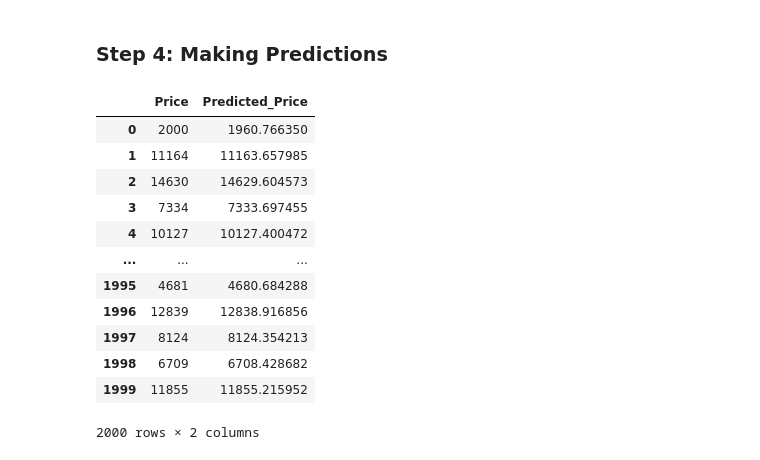
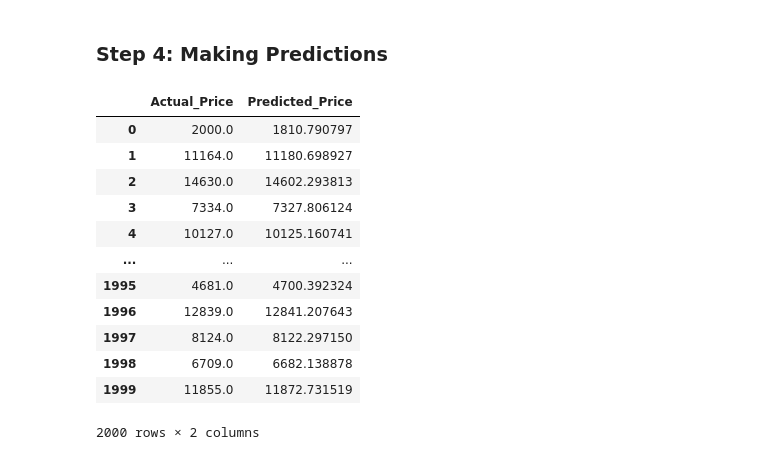
Before and after one commit to 202422/Focus-on-hyperparameter-tuning-House-Price-and-Titanic-Survival-Prediction, a Jupyter notebook: All_Workflow.ipynb, the cells around one changed output. Saved outputs shown, nothing was run; the diff lists cells and outputs as text; code cells hidden in the pictures.

```diff
--- a/All_Workflow.ipynb
+++ b/All_Workflow.ipynb
@@ -913,6 +939,10 @@ X_train, X_test, y_train, y_test = train_test_split(X, y, test_size=0.2, random_
 X_train.shape, X_test.shape, y_train.shape, y_test.shape
 # %% [output]
 ((8000, 48), (2000, 48), (8000,), (2000,))
+# %%
+scaler_y = StandardScaler()
+y_train = scaler_y.fit_transform(pd.DataFrame(y_train))
+y_test = scaler_y.transform(pd.DataFrame(y_test))
 # %% [markdown]
 ### **Step 2: Train Regression Models using Bayesian optimization**
 # %% [markdown]
@@ -1220,4 +1264,4 @@ As we can see, MLPRegressor performs the best on Regression task
 # %%
-best_regression_model = best_mlp_model
+best_regression_model = best_svr_model
 best_regression_model
 # %% [output]
@@ -1228,20 +1309,21 @@ MLPRegressor(alpha=0.015123990740176058, early_stopping=True,
 ### **Step 4: Making Predictions**
 # %%
 prediction = best_regression_model.predict(X_test)
-prediction = pd.DataFrame(prediction, columns = ["Predicted_Price"])
+prediction = pd.DataFrame(scaler_y.inverse_transform(prediction.reshape(-1,1)), columns = ["Predicted_Price"])
+y_test = pd.DataFrame(scaler_y.inverse_transform(y_test.reshape(-1,1)), columns = ["Actual_Price"])
 eval_reg_df = pd.concat([y_test.reset_index(drop=True), prediction.reset_index(drop=True)], axis=1)
 eval_reg_df
 # %% [output]
-|  | Price | Predicted_Price |
-| 0 | 2000 | 1960.766350 |
-| 1 | 11164 | 11163.657985 |
-| 2 | 14630 | 14629.604573 |
-| 3 | 7334 | 7333.697455 |
-| 4 | 10127 | 10127.400472 |
+|  | Actual_Price | Predicted_Price |
+| 0 | 2000.0 | 1810.790797 |
+| 1 | 11164.0 | 11180.698927 |
+| 2 | 14630.0 | 14602.293813 |
+| 3 | 7334.0 | 7327.806124 |
+| 4 | 10127.0 | 10125.160741 |
 | ... | ... | ... |
-| 1995 | 4681 | 4680.684288 |
-| 1996 | 12839 | 12838.916856 |
-| 1997 | 8124 | 8124.354213 |
-| 1998 | 6709 | 6708.428682 |
-| 1999 | 11855 | 11855.215952 |
+| 1995 | 4681.0 | 4700.392324 |
+| 1996 | 12839.0 | 12841.207643 |
+| 1997 | 8124.0 | 8122.297150 |
+| 1998 | 6709.0 | 6682.138878 |
+| 1999 | 11855.0 | 11872.731519 |
 2000 rows × 2 columns
```
Also changed, not shown: parts of 65 cells of this notebook.
